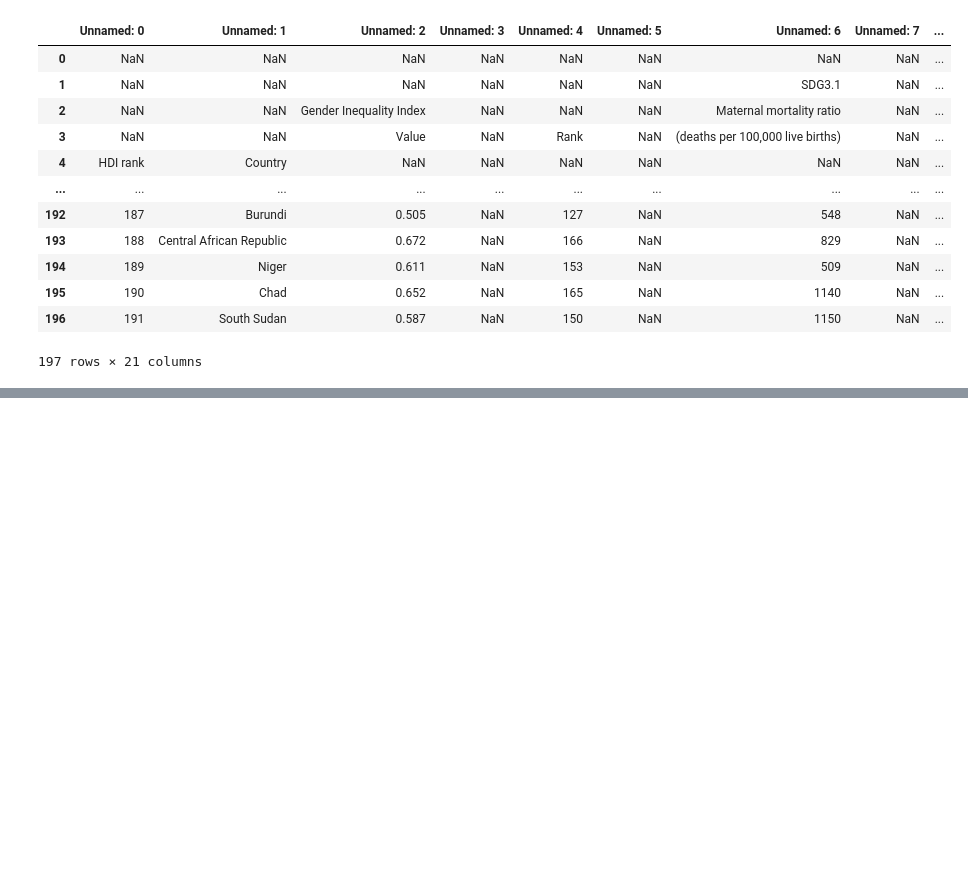
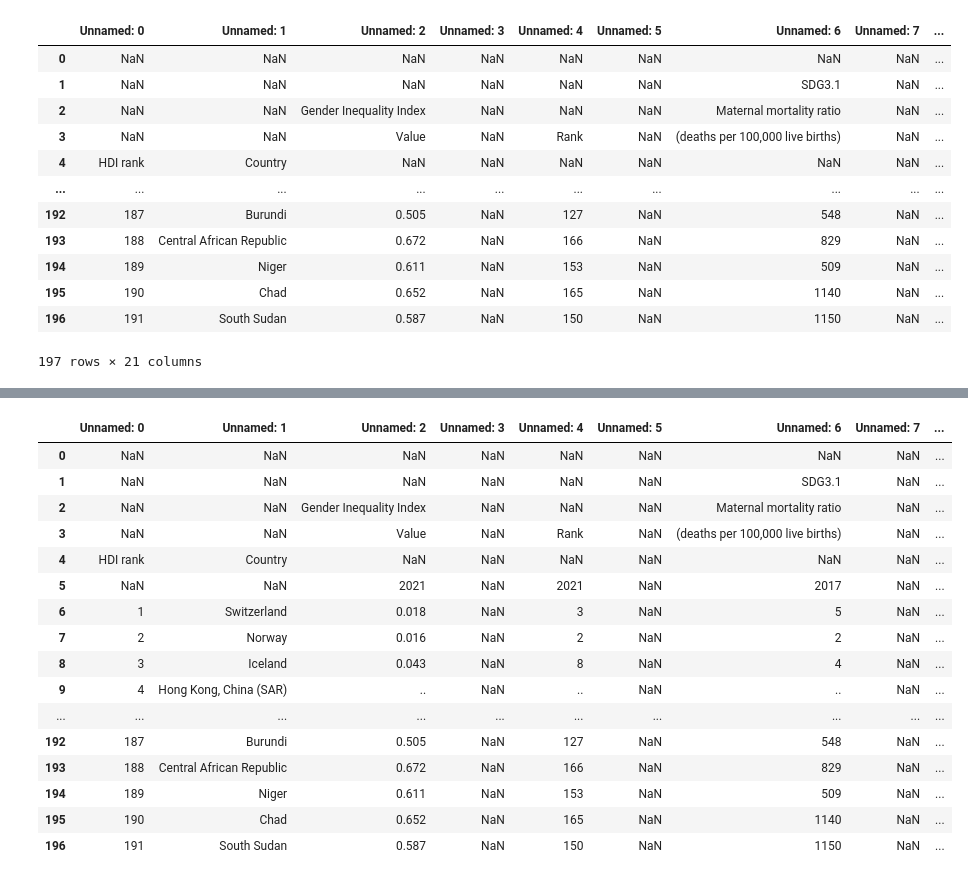
Before and after one commit to XiaoLiang28/Datamanagement, a Jupyter notebook: ps3.ipynb, the cells around one changed output, grey strips where cells are left out. Drawn from its saved outputs; the diff is of its cells as text; code cells hidden in the pictures; blank space fills up the shorter version.

```diff
--- a/ps3.ipynb
+++ b/ps3.ipynb
@@ -123,3 +137,10 @@ Warning: Total number of columns (21) exceeds max_columns (20). Falling back to
 | 195 | 190 | Chad | 0.652 | NaN | 165 | NaN | 1140 | NaN | ... |
 | 196 | 191 | South Sudan | 0.587 | NaN | 150 | NaN | 1150 | NaN | ... |
 197 rows × 21 columns
+# %%
+pd.set_option('display.max_columns', None)
+# %%
+pd.set_option('display.max_rows', None)
+# %%
+gii
+# %% [output]
@@ -125,0 +148,17 @@ Warning: Total number of columns (21) exceeds max_columns (20). Falling back to
+|  | Unnamed: 0 | Unnamed: 1 | Unnamed: 2 | Unnamed: 3 | Unnamed: 4 | Unnamed: 5 | Unnamed: 6 | Unnamed: 7 | ... |
+| 0 | NaN | NaN | NaN | NaN | NaN | NaN | NaN | NaN | ... |
+| 1 | NaN | NaN | NaN | NaN | NaN | NaN | SDG3.1 | NaN | ... |
+| 2 | NaN | NaN | Gender Inequality Index | NaN | NaN | NaN | Maternal mortality ratio | NaN | ... |
+| 3 | NaN | NaN | Value | NaN | Rank | NaN | (deaths per 100,000 live births) | NaN | ... |
+| 4 | HDI rank | Country | NaN | NaN | NaN | NaN | NaN | NaN | ... |
+| 5 | NaN | NaN | 2021 | NaN | 2021 | NaN | 2017 | NaN | ... |
+| 6 | 1 | Switzerland | 0.018 | NaN | 3 | NaN | 5 | NaN | ... |
+| 7 | 2 | Norway | 0.016 | NaN | 2 | NaN | 2 | NaN | ... |
+| 8 | 3 | Iceland | 0.043 | NaN | 8 | NaN | 4 | NaN | ... |
+| 9 | 4 | Hong Kong, China (SAR) | .. | NaN | .. | NaN | .. | NaN | ... |
+| ... | ... | ... | ... | ... | ... | ... | ... | ... | ... |
+| 192 | 187 | Burundi | 0.505 | NaN | 127 | NaN | 548 | NaN | ... |
+| 193 | 188 | Central African Republic | 0.672 | NaN | 166 | NaN | 829 | NaN | ... |
+| 194 | 189 | Niger | 0.611 | NaN | 153 | NaN | 509 | NaN | ... |
+| 195 | 190 | Chad | 0.652 | NaN | 165 | NaN | 1140 | NaN | ... |
+| 196 | 191 | South Sudan | 0.587 | NaN | 150 | NaN | 1150 | NaN | ... |
```
Also changed, not shown: parts of 21 cells of this notebook.
